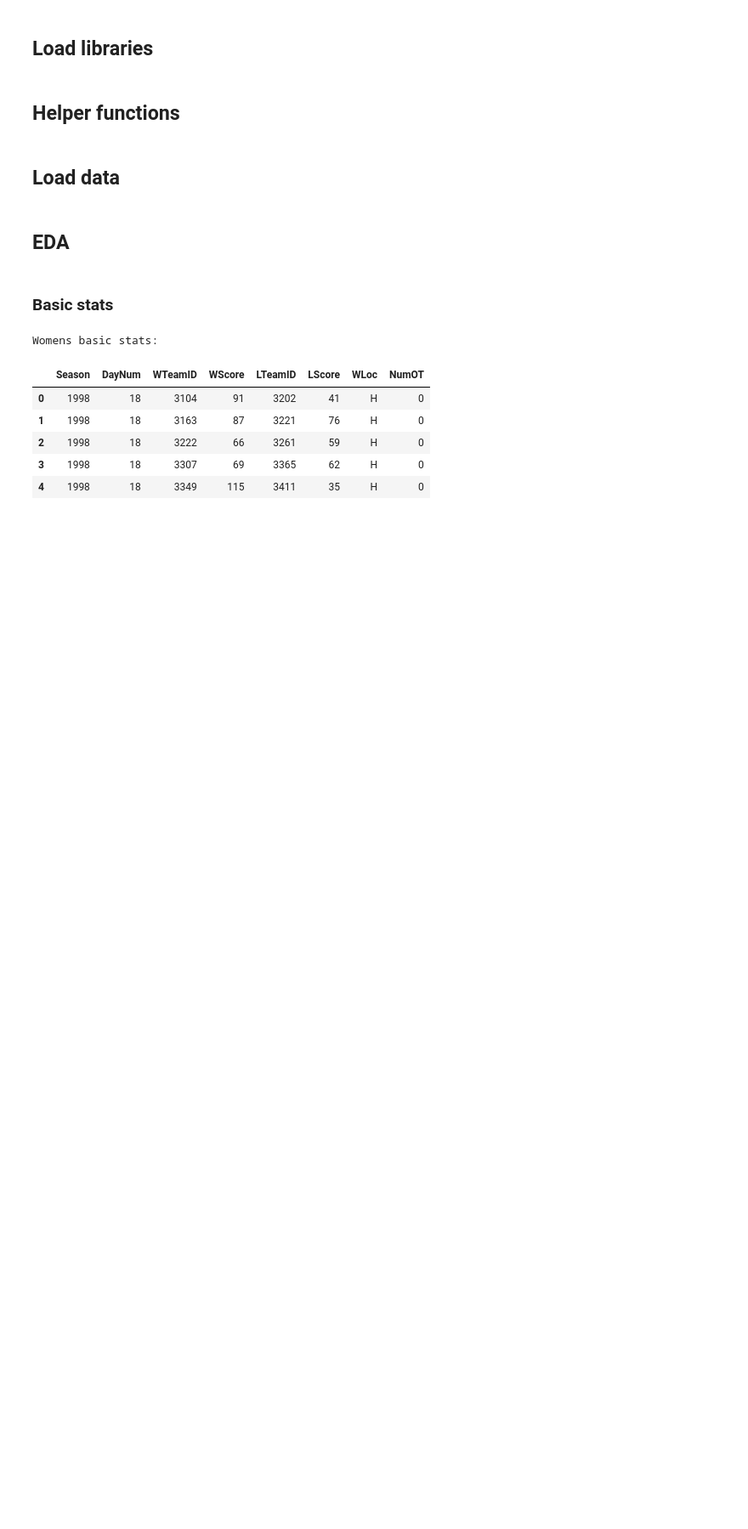
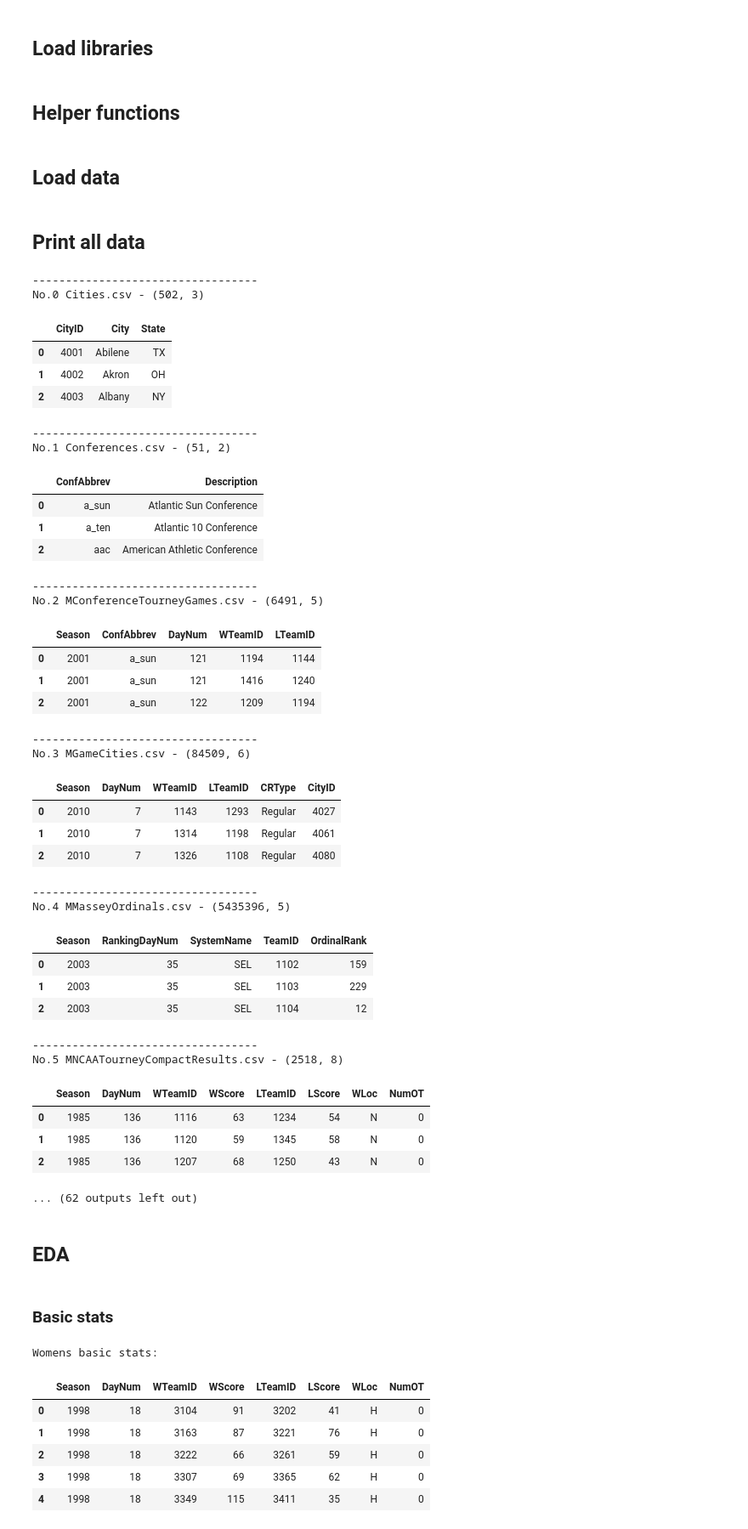
Before and after one commit to KacperUrban/Forecasting-NCAA-BB, a Jupyter notebook: EDA.ipynb, the cells around one changed output. Shown at 85% size. Cells and saved outputs as stored; diff of their text form; code cells hidden in the pictures; blank space fills up the shorter version.

```diff
--- a/EDA.ipynb
+++ b/EDA.ipynb
@@ -39,6 +53,57 @@ mtourneyseason = pd.read_csv("data/MNCAATourneyCompactResults.csv")
 mteams = pd.read_csv("data/MTeams.csv")
 mseeds = pd.read_csv("data/MNCAATourneySeeds.csv")
 mseason = pd.read_csv("data/MSeasons.csv")
+# %% [markdown]
+## Print all data
+# %%
+list_of_dirs = os.listdir("data")
+
+for i, path in enumerate(list_of_dirs):
+    try:
+        df = pd.read_csv("data/" + path)
+    except:
+        df = pd.read_csv("data/" + path, encoding='cp1252')
+    print("----------------------------------")
+    print(f"No.{i} {path} - {df.shape}")
+    display(df.head(3))
+# %% [output]
+----------------------------------
+No.0 Cities.csv - (502, 3)
+|  | CityID | City | State |
+| 0 | 4001 | Abilene | TX |
+| 1 | 4002 | Akron | OH |
+| 2 | 4003 | Albany | NY |
+----------------------------------
+No.1 Conferences.csv - (51, 2)
+|  | ConfAbbrev | Description |
+| 0 | a_sun | Atlantic Sun Conference |
+| 1 | a_ten | Atlantic 10 Conference |
+| 2 | aac | American Athletic Conference |
+----------------------------------
+No.2 MConferenceTourneyGames.csv - (6491, 5)
+|  | Season | ConfAbbrev | DayNum | WTeamID | LTeamID |
+| 0 | 2001 | a_sun | 121 | 1194 | 1144 |
+| 1 | 2001 | a_sun | 121 | 1416 | 1240 |
+| 2 | 2001 | a_sun | 122 | 1209 | 1194 |
+----------------------------------
+No.3 MGameCities.csv - (84509, 6)
+|  | Season | DayNum | WTeamID | LTeamID | CRType | CityID |
+| 0 | 2010 | 7 | 1143 | 1293 | Regular | 4027 |
+| 1 | 2010 | 7 | 1314 | 1198 | Regular | 4061 |
+| 2 | 2010 | 7 | 1326 | 1108 | Regular | 4080 |
+----------------------------------
+No.4 MMasseyOrdinals.csv - (5435396, 5)
+|  | Season | RankingDayNum | SystemName | TeamID | OrdinalRank |
+| 0 | 2003 | 35 | SEL | 1102 | 159 |
+| 1 | 2003 | 35 | SEL | 1103 | 229 |
+| 2 | 2003 | 35 | SEL | 1104 | 12 |
+----------------------------------
+No.5 MNCAATourneyCompactResults.csv - (2518, 8)
+|  | Season | DayNum | WTeamID | WScore | LTeamID | LScore | WLoc | NumOT |
+| 0 | 1985 | 136 | 1116 | 63 | 1234 | 54 | N | 0 |
+| 1 | 1985 | 136 | 1120 | 59 | 1345 | 58 | N | 0 |
+| 2 | 1985 | 136 | 1207 | 68 | 1250 | 43 | N | 0 |
+... (62 outputs left out)
 # %% [markdown]
 ## EDA
 # %% [markdown]
```
Also changed, not shown: parts of 11 cells of this notebook.
